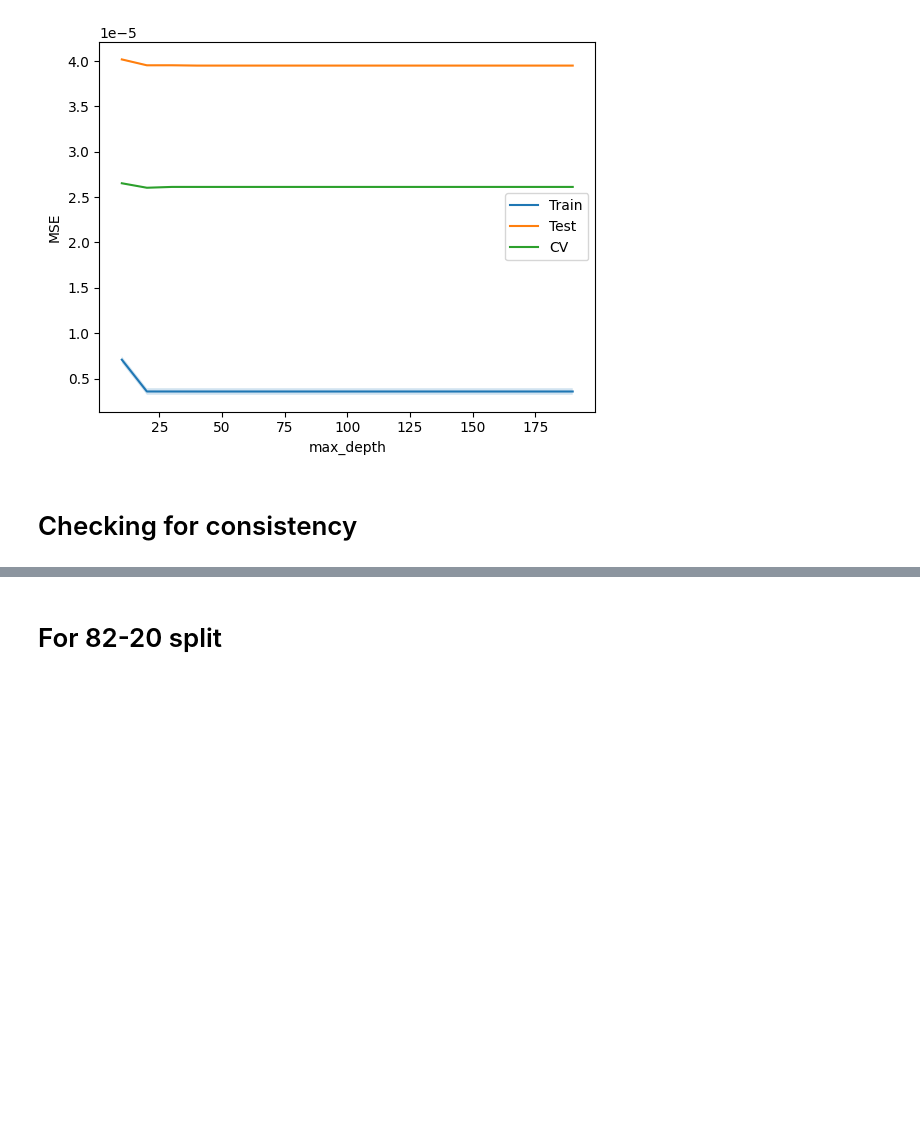
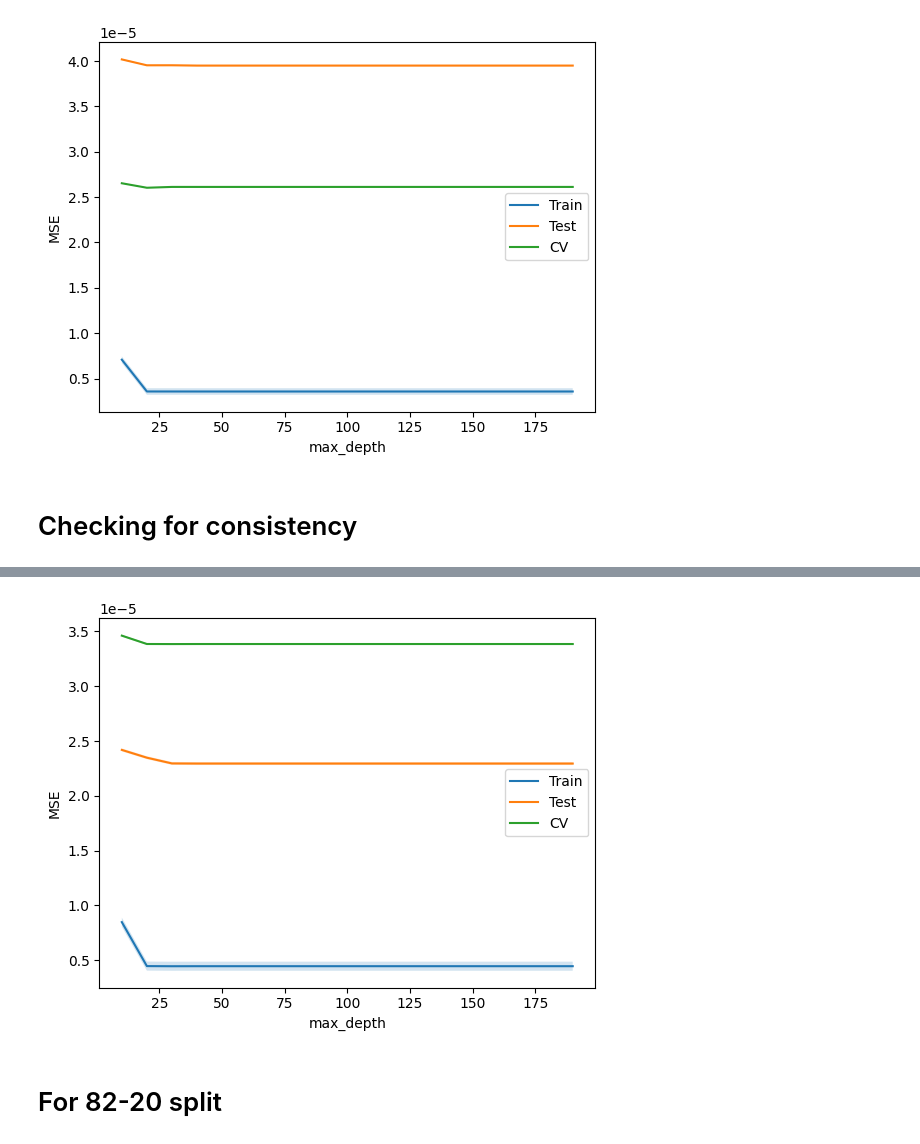
Before and after one commit to Prasannar07/Sea-level-rise, a Jupyter notebook: sneasybrick-ciam-GAL.ipynb, the cells around one changed output, grey strips where cells are left out. Saved outputs shown, nothing was run; the diff lists cells and outputs as text; code cells hidden in the pictures; blank space fills up the shorter version.

```diff
--- a/sneasybrick-ciam-GAL.ipynb
+++ b/sneasybrick-ciam-GAL.ipynb
@@ -741,3 +741,35 @@ NameError: name 'max_depth_range' is not defined
+# %%
+
+train_scores1 = train_scores - np.min(train_scores)
+test_scores1 = test_scores - np.min(test_scores)
+cv_scores1 = cv_scores - np.min(cv_scores)
+
+    # Calculate mean and standard deviation of train, test, and CV scores
+mean_train = np.mean(train_scores)
+std_train = np.std(train_scores, ddof=1)
+mean_test = np.mean(test_scores)
+std_test = np.std(test_scores, ddof=1)
+mean_cv = np.mean(cv_scores)
+std_cv = np.std(cv_scores, ddof=1)
+
+    # Calculate 95% confidence intervals for train, test, and CV scores
+ci_train = 1.96 * std_train / np.sqrt(len(train_scores))
+ci_test = 1.96 * std_test / np.sqrt(len(test_scores))
+ci_cv = 1.96 * std_cv / np.sqrt(len(cv_scores))
+
+    # Plot train and test scores for different values of n_estimators
+plt.plot(max_depth_range, train_scores, label='Train')
+plt.fill_between(max_depth_range, train_scores - ci_train, train_scores + ci_train, alpha=0.2)
+plt.plot(max_depth_range, test_scores, label='Test')
+plt.fill_between(max_depth_range, test_scores - ci_test, test_scores + ci_test, alpha=0.2)
+plt.plot(max_depth_range, cv_scores, label='CV')
+plt.fill_between(max_depth_range, cv_scores - ci_cv, cv_scores + ci_cv, alpha=0.2)
+plt.xlabel('max_depth')
+plt.ylabel('MSE')
+plt.legend()
+plt.show()
+# %% [output]
+[figure, added]
 # %% [markdown]
 # For 82-20 split
 # %%
```
Also changed, not shown: parts of 1 cell of this notebook, 6 other files.
